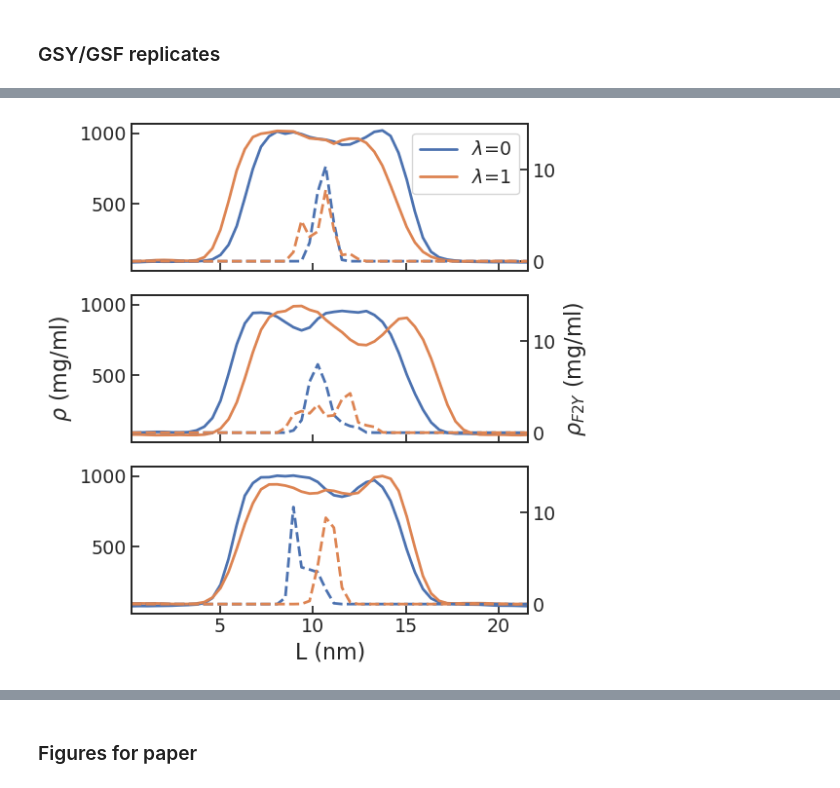
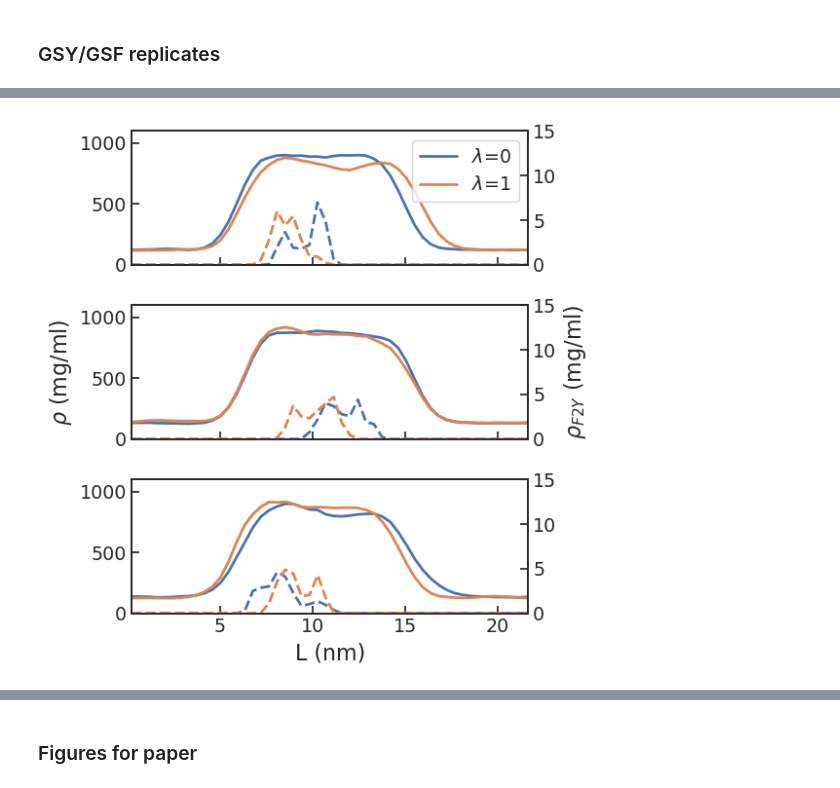
Before and after one commit to BioKT/Stickers, a Jupyter notebook: PHETYR/analysis_dense_revision.ipynb, the cells around one changed output, grey strips where cells are left out. Saved outputs shown, nothing was run; the diff lists cells and outputs as text; code cells hidden in the pictures.

```diff
--- a/PHETYR/analysis_dense_revision.ipynb
+++ b/PHETYR/analysis_dense_revision.ipynb
@@ -17,7 +17,7 @@ import mdtraj as md
 proot= 'GGFGG'
 ff = 'amber99sb-star-ildnTRUE'
 wat = 'tip3p'
-soup = "soup"
+soup = "soupF"
 
 fig, ax = plt.subplots(3,1, figsize=(6,6), sharex=True, sharey=True)
 for rep in range(3):
@@ -30,7 +30,7 @@ for rep in range(3):
             print (e)
 ax[1].set_ylabel(r'$SASA$ (nm$^2$)', fontsize=18)
 ax[-1].set_xlabel(r'$Time$ (ns)', fontsize=18)
-lgnd = ax[0].legend(loc=1, fontsize=14)
+lgnd = ax[0].legend(loc=2, fontsize=12)
 lgnd.legend_handles[0].set_markersize(10); lgnd.legend_handles[1].set_markersize(10);
 ax[-1].set_xlim(0, 1e6*1e-3)
 ax[0].set_ylim(400,900)
@@ -51,35 +51,36 @@ for rep in range(3):
         try:
             data = np.loadtxt(file, comments=["#", "@"])
             ax[rep].plot(data[:,0], data[:,1], '-', lw=2
                 , color='C%i'%i, label=r'$\lambda$=%g'%i)
         except Exception as e:
             print (e)
 
         file = "../analysis/%s_%s_XXXL_%s_%s_rep%i_l%g_npt_densityF2Y.xvg"%(proot, soup, ff, wat, rep, i)
         try:
             data = np.loadtxt(file, comments=["#", "@"])
             axt.plot(data[:,0], data[:,1], '--', lw=2
                     , color='C%i'%i)
         except Exception as e:
             print (e)
-        axt.set_ylim(-1,15)
+        axt.set_ylim(0,15)
         ax[rep].set_xlim(data[0,0], data[-1,0])
     if rep == 1:
         ax[rep].set_ylabel(r'$\rho$ (mg/ml)', fontsize=16)
         axt.set_ylabel(r'$\rho_{F2Y}$ (mg/ml)', fontsize=16)
         #ax.set_xlim(0,traj.time[-1])
 #    ax[lmbda][-1].set_xlim(-180,180)
     #ax[lmbda][-1].set_ylim(-180,180)
 #    ax[lmbda][-1].xaxis.set_ticks(range(-180,181,90))
     #ax[lmbda][-1].yaxis.set_ticks(range(-180,181,90))
     #plt.suptitle("%s"%prot.replace("F","(F2Y)"), fontsize=14)
 ax[0].legend(loc=1)
+ax[0].set_ylim(0,1100)
 ax[rep].set_xlabel('L (nm)', fontsize=16)
 plt.tight_layout()
 plt.savefig("figures/GGFGG_%s_%s_%s_density.png"%(soup, ff, wat), dpi=300, \
                 transparent=True)
 # %% [output]
-[figure, old version]
+[figure, new version]
 # %%
 proot = 'GGFGG'
 ff = 'amber99sb-star-ildnTRUE'
```
Also changed, not shown: parts of 8 cells of this notebook, 5 other files.
